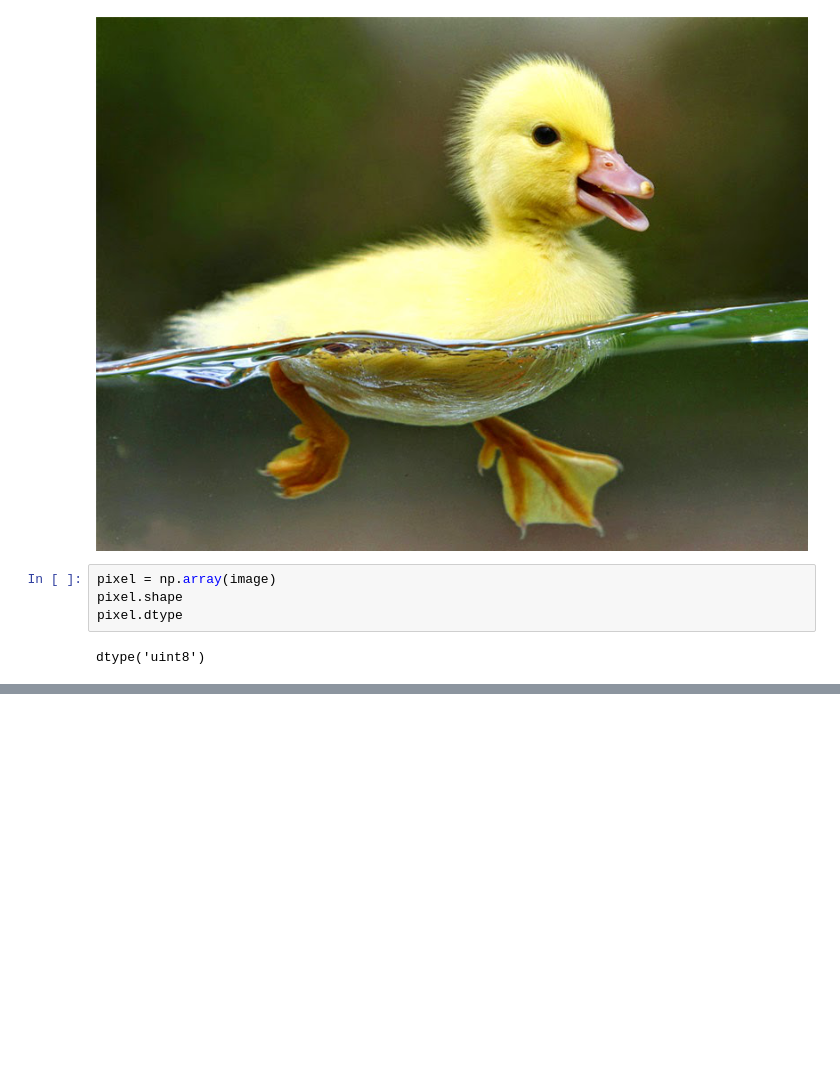
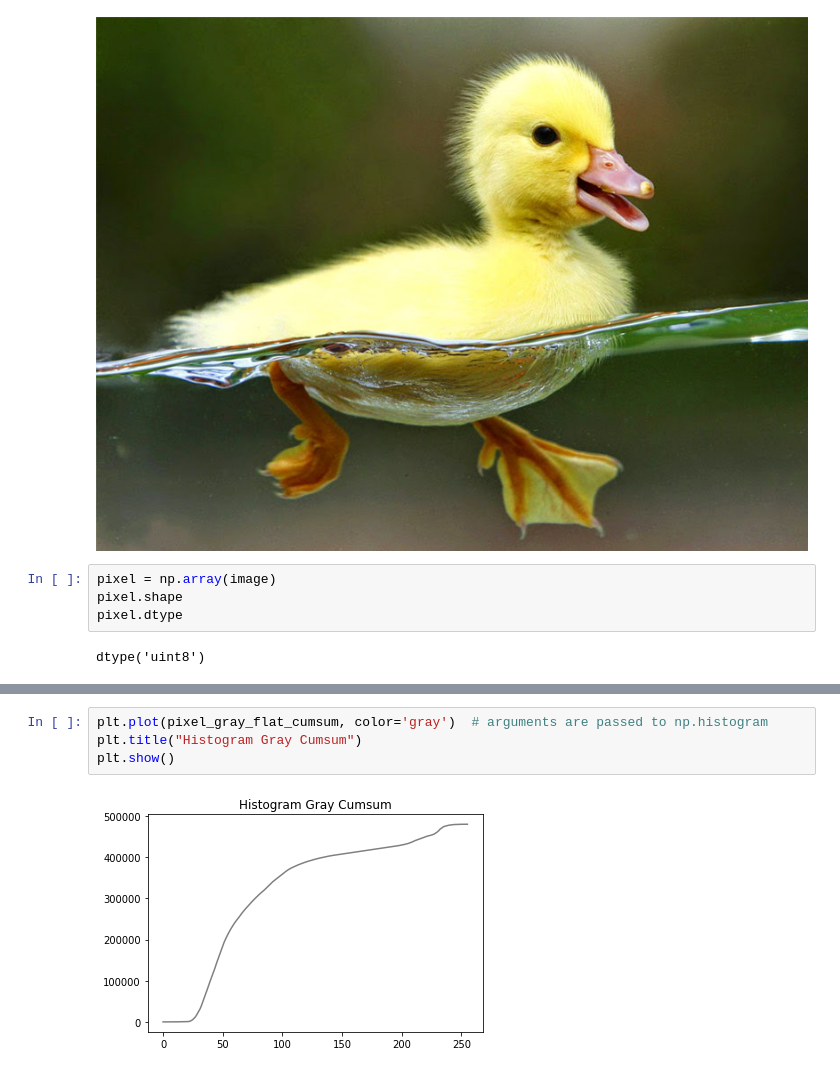
Before and after one commit to fadhilimamk/citra, a Jupyter notebook: Histogram Visualization of Image.ipynb, the cells around one changed output, grey strips where cells are left out. Drawn from its saved outputs; the diff is of its cells as text; blank space fills up the shorter version.

```diff
--- a/Histogram Visualization of Image.ipynb
+++ b/Histogram Visualization of Image.ipynb
@@ -59,0 +77,6 @@ plt.show()
+# %%
+plt.plot(pixel_gray_flat_cumsum, color='gray')  # arguments are passed to np.histogram
+plt.title("Histogram Gray Cumsum")
+plt.show()
+# %% [output]
+[figure, added]
```
Also changed, not shown: parts of 26 cells of this notebook.
